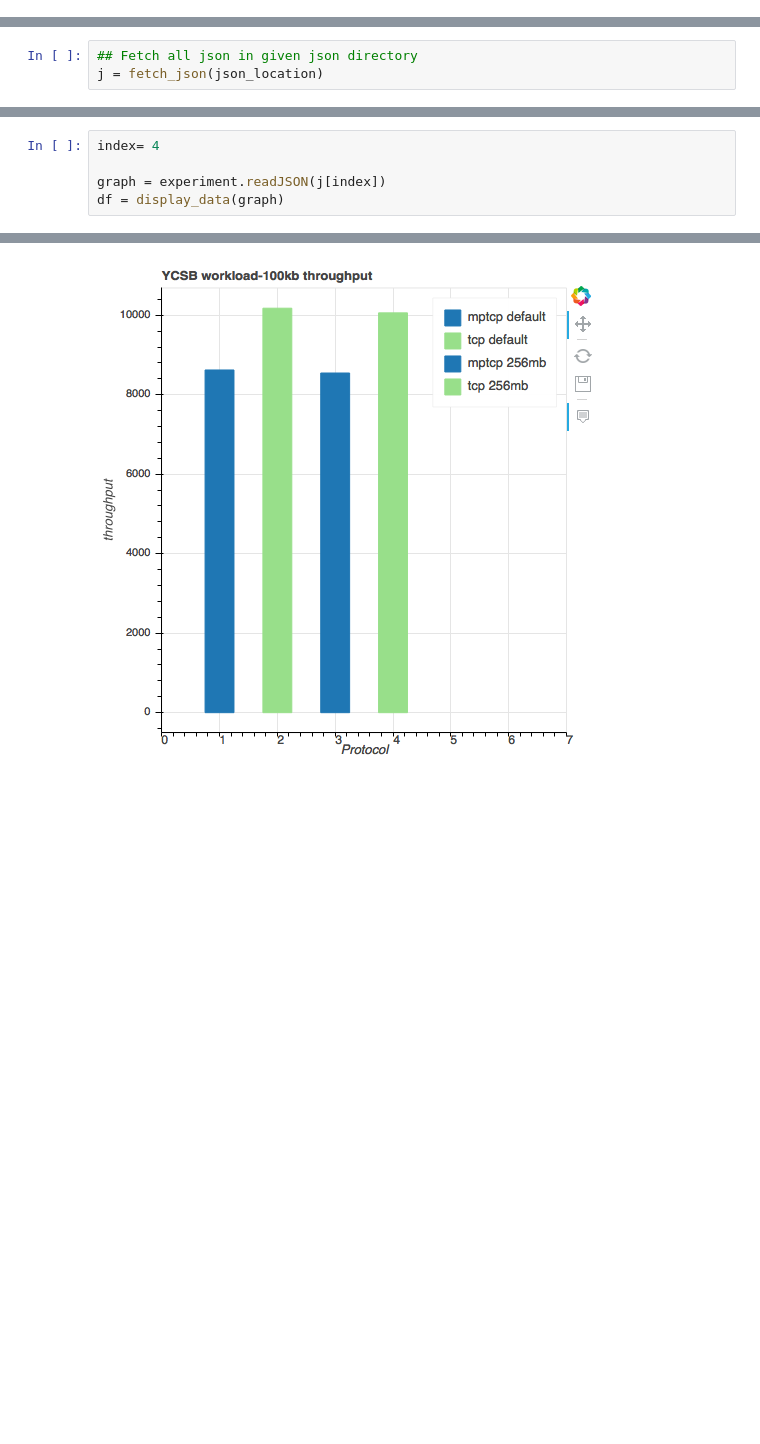
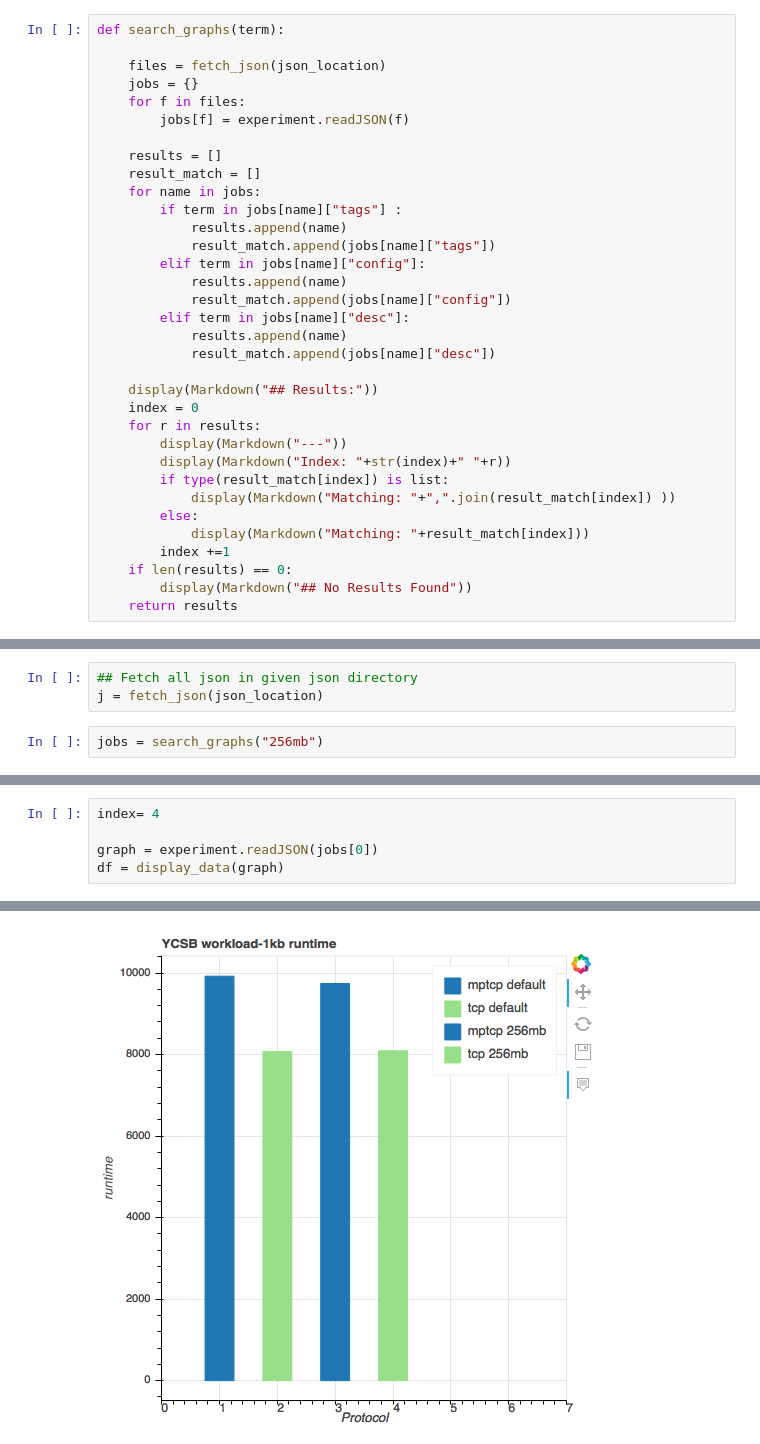
Before and after one commit to mrlucasch/experimenting_tools, a Jupyter notebook: scripts/data_browser.ipynb, the cells around one changed output, grey strips where cells are left out. Cells and saved outputs as stored; diff of their text form; blank space fills up the shorter version.

Commit message:
new data browser search functionality

```diff
--- a/scripts/data_browser.ipynb
+++ b/scripts/data_browser.ipynb
@@ -45,8 +45,44 @@ def fetch_json(direct):
         else:
             continue
     return fnames
+# %%
+def search_graphs(term):
+
+    files = fetch_json(json_location)
+    jobs = {}
+    for f in files:
+        jobs[f] = experiment.readJSON(f)
+
+    results = []
+    result_match = []
+    for name in jobs:
+        if term in jobs[name]["tags"] :
+            results.append(name)
+            result_match.append(jobs[name]["tags"])
+        elif term in jobs[name]["config"]:
+            results.append(name)
+            result_match.append(jobs[name]["config"])
+        elif term in jobs[name]["desc"]:
+            results.append(name)
+            result_match.append(jobs[name]["desc"])
+
+    display(Markdown("## Results:"))
+    index = 0
+    for r in results:
+        display(Markdown("---"))
+        display(Markdown("Index: "+str(index)+" "+r))
+        if type(result_match[index]) is list:
+            display(Markdown("Matching: "+",".join(result_match[index]) ))
+        else:
+            display(Markdown("Matching: "+result_match[index]))
+        index +=1
+    if len(results) == 0:
+        display(Markdown("## No Results Found"))
+    return results
 # %%
 json_location = "/Users/lucasch/Documents/path_less_traveled/json"
 # %%
 ## Fetch all json in given json directory
 j = fetch_json(json_location)
+# %%
+jobs = search_graphs("256mb")
@@ -53,9 +103,9 @@ j = fetch_json(json_location)
 # %%
 index= 4
 
-graph = experiment.readJSON(j[index])
+graph = experiment.readJSON(jobs[0])
 df = display_data(graph)
 # %% [output]
 ### Graph:
-[figure, old version]
+[figure, new version]
 ### Name:
```
Also changed, not shown: parts of 3 cells of this notebook.
